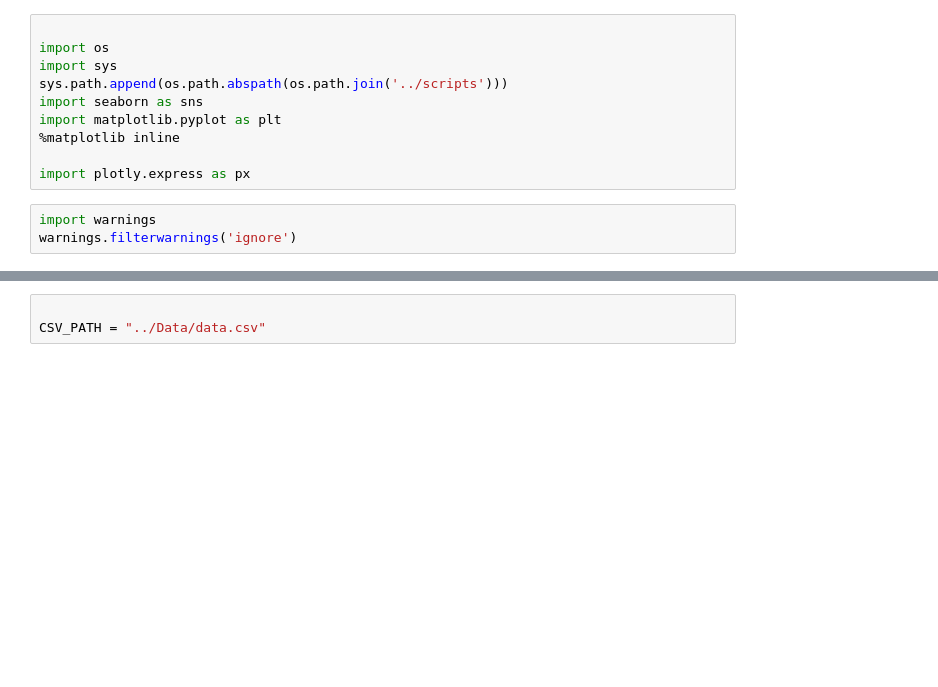
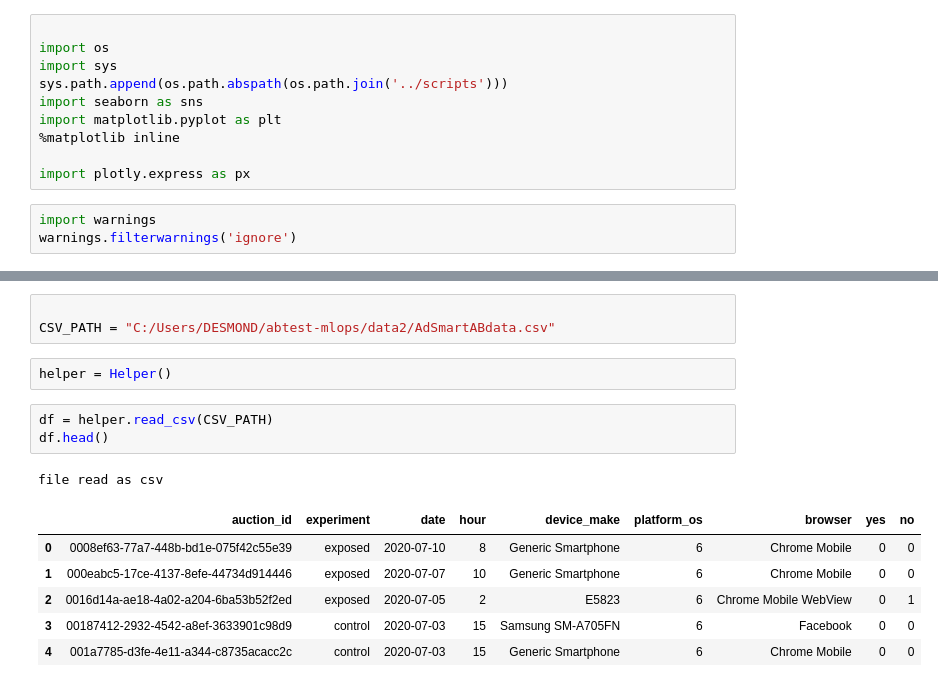
Before and after one commit to Desmondonam/abtest-mlops, a Jupyter notebook: Machine_leaning AB Test.ipynb, the cells around one changed output, grey strips where cells are left out. Cells and saved outputs as stored; diff of their text form; blank space fills up the shorter version.

```diff
--- a/Machine_leaning AB Test.ipynb
+++ b/Machine_leaning AB Test.ipynb
@@ -36,3 +34,16 @@ ModuleNotFoundError: No module named 'pydotplus'
-# %%
-
-CSV_PATH = "../Data/data.csv"
+# %%
+
+CSV_PATH = "C:/Users/DESMOND/abtest-mlops/data2/AdSmartABdata.csv"
+# %%
+helper = Helper()
+# %%
+df = helper.read_csv(CSV_PATH)
+df.head()
+# %% [output]
+file read as csv
+|  | auction_id | experiment | date | hour | device_make | platform_os | browser | yes | no |
+| 0 | 0008ef63-77a7-448b-bd1e-075f42c55e39 | exposed | 2020-07-10 | 8 | Generic Smartphone | 6 | Chrome Mobile | 0 | 0 |
+| 1 | 000eabc5-17ce-4137-8efe-44734d914446 | exposed | 2020-07-07 | 10 | Generic Smartphone | 6 | Chrome Mobile | 0 | 0 |
+| 2 | 0016d14a-ae18-4a02-a204-6ba53b52f2ed | exposed | 2020-07-05 | 2 | E5823 | 6 | Chrome Mobile WebView | 0 | 1 |
+| 3 | 00187412-2932-4542-a8ef-3633901c98d9 | control | 2020-07-03 | 15 | Samsung SM-A705FN | 6 | Facebook | 0 | 0 |
+| 4 | 001a7785-d3fe-4e11-a344-c8735acacc2c | control | 2020-07-03 | 15 | Generic Smartphone | 6 | Chrome Mobile | 0 | 0 |
```
Also changed, not shown: parts of 19 cells of this notebook, 2 other files.
